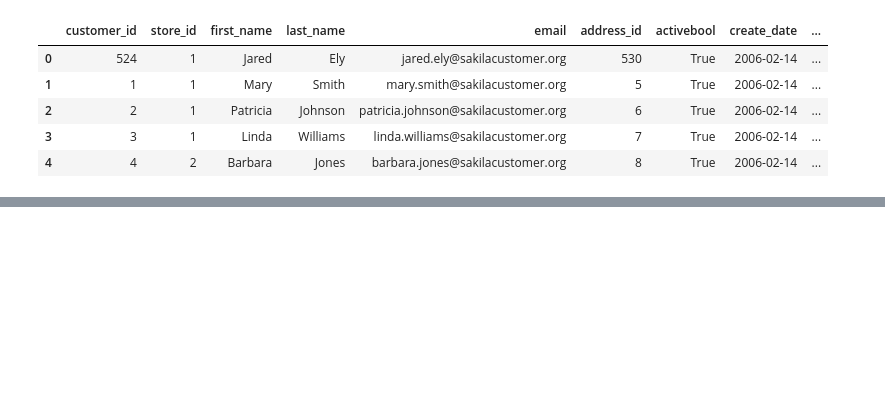
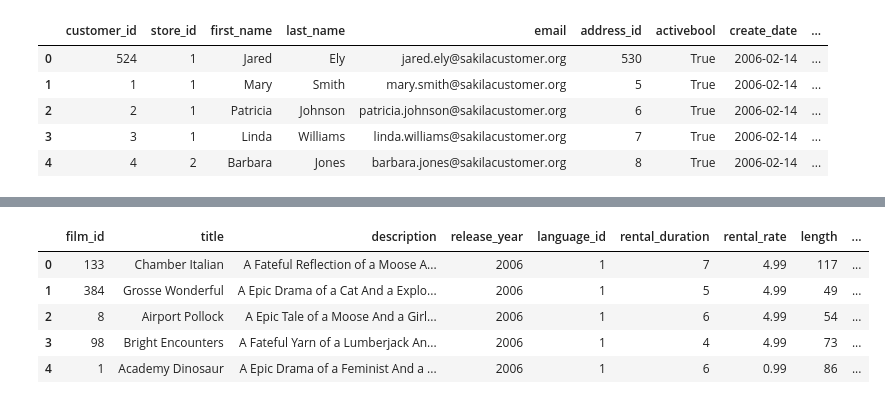
Before and after one commit to Gengatharan1/ds_dvd_rental_analysis, a Jupyter notebook: backup/test.ipynb, the cells around one changed output, grey strips where cells are left out. Saved outputs shown, nothing was run; the diff lists cells and outputs as text; code cells hidden in the pictures; blank space fills up the shorter version.

```diff
--- a/backup/test.ipynb
+++ b/backup/test.ipynb
@@ -77,0 +124,9 @@ customers.head()
+# %%
+films.head()
+# %% [output]
+|  | film_id | title | description | release_year | language_id | rental_duration | rental_rate | length | ... |
+| 0 | 133 | Chamber Italian | A Fateful Reflection of a Moose A... | 2006 | 1 | 7 | 4.99 | 117 | ... |
+| 1 | 384 | Grosse Wonderful | A Epic Drama of a Cat And a Explo... | 2006 | 1 | 5 | 4.99 | 49 | ... |
+| 2 | 8 | Airport Pollock | A Epic Tale of a Moose And a Girl... | 2006 | 1 | 6 | 4.99 | 54 | ... |
+| 3 | 98 | Bright Encounters | A Fateful Yarn of a Lumberjack An... | 2006 | 1 | 4 | 4.99 | 73 | ... |
+| 4 | 1 | Academy Dinosaur | A Epic Drama of a Feminist And a ... | 2006 | 1 | 6 | 0.99 | 86 | ... |
```
Also changed, not shown: parts of 15 cells of this notebook.
